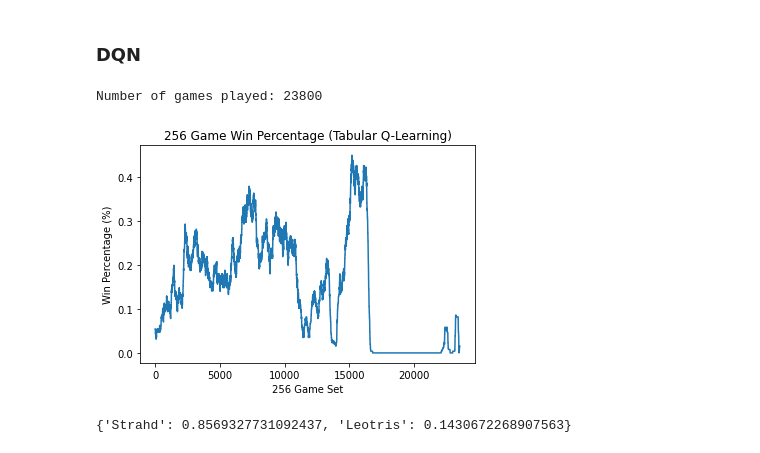
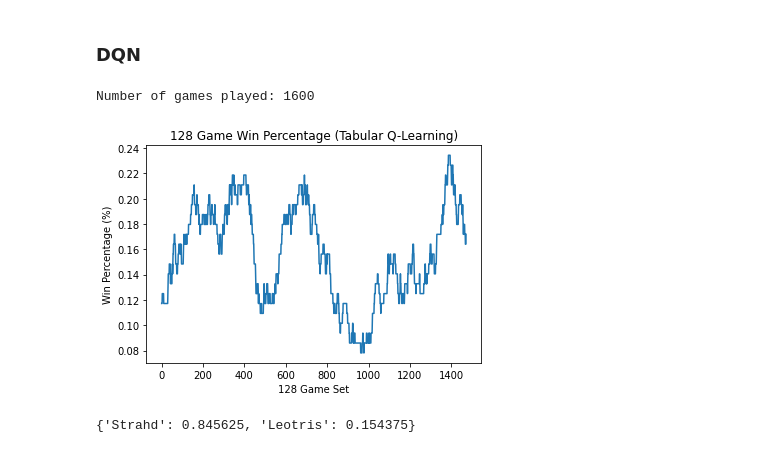
Before and after one commit to AndrewLim1990/dungeonsNdata, a Jupyter notebook: analysis.ipynb, the cells around one changed output. Drawn from its saved outputs; the diff is of its cells as text; code cells hidden in the pictures.

```diff
--- a/analysis.ipynb
+++ b/analysis.ipynb
@@ -128,25 +128,25 @@ Number of games played: 67600
 # %% [markdown]
 ### DQN
 # %%
-batch_size = 256
+batch_size = 128
 leotris_win_pct = list()
 
 winner_list = dill.load(open("results/winner_list_DQN.pickle", "rb"))
 print("Number of games played: {}".format(len(winner_list)))
 
 for i in range(0, len(winner_list) - batch_size):
     batch_winner_list = winner_list[i:(i+batch_size)]
     win_pct = calc_win_percentage(batch_winner_list, creatures=["Leotris", "Strahd"])
     leotris_win_pct.append(win_pct["Leotris"])
 
 plt.plot(range(len(leotris_win_pct)), leotris_win_pct)
 plt.title("{} Game Win Percentage (Tabular Q-Learning)".format(batch_size))
 plt.ylabel("Win Percentage (%)")
 plt.xlabel("{} Game Set".format(batch_size))
 plt.show()
 
 calc_win_percentage(winner_list, creatures=['Leotris', 'Strahd'])
 # %% [output]
-Number of games played: 23800
+Number of games played: 1600
-[figure, old version]
+[figure, new version]
-{'Strahd': 0.8569327731092437, 'Leotris': 0.1430672268907563}
+{'Strahd': 0.845625, 'Leotris': 0.154375}
```
Also changed, not shown: parts of 2 cells of this notebook, 5 other files.
